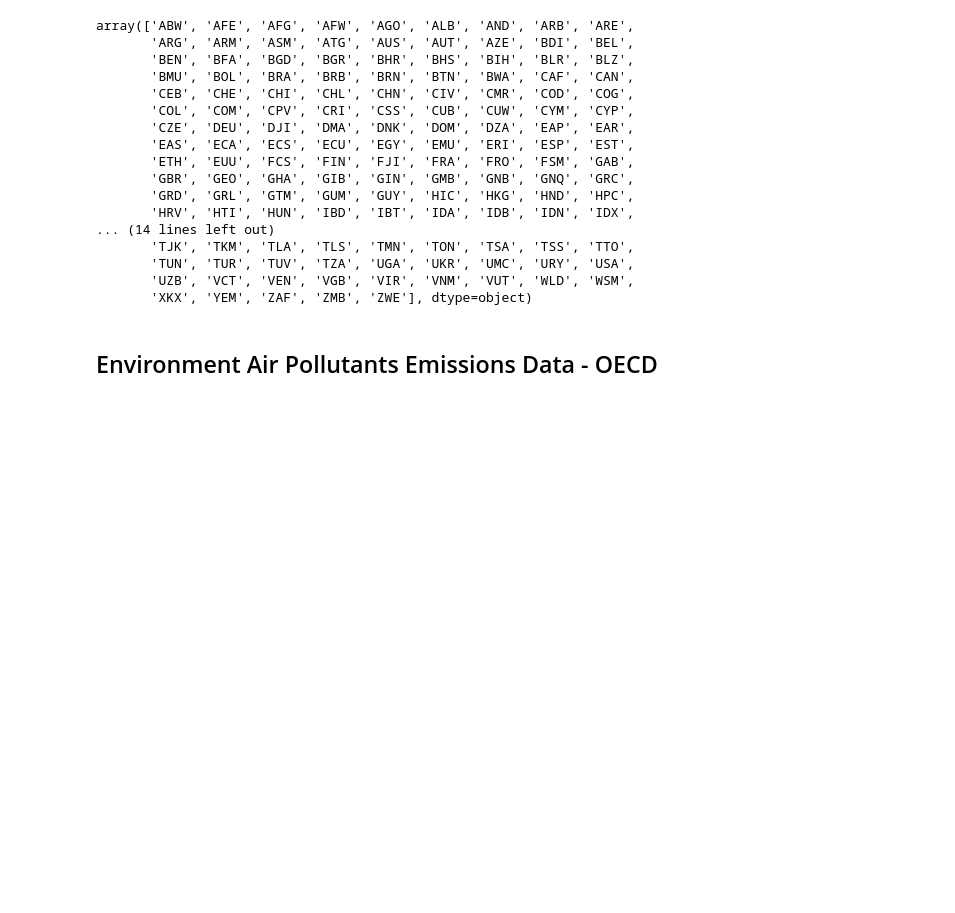
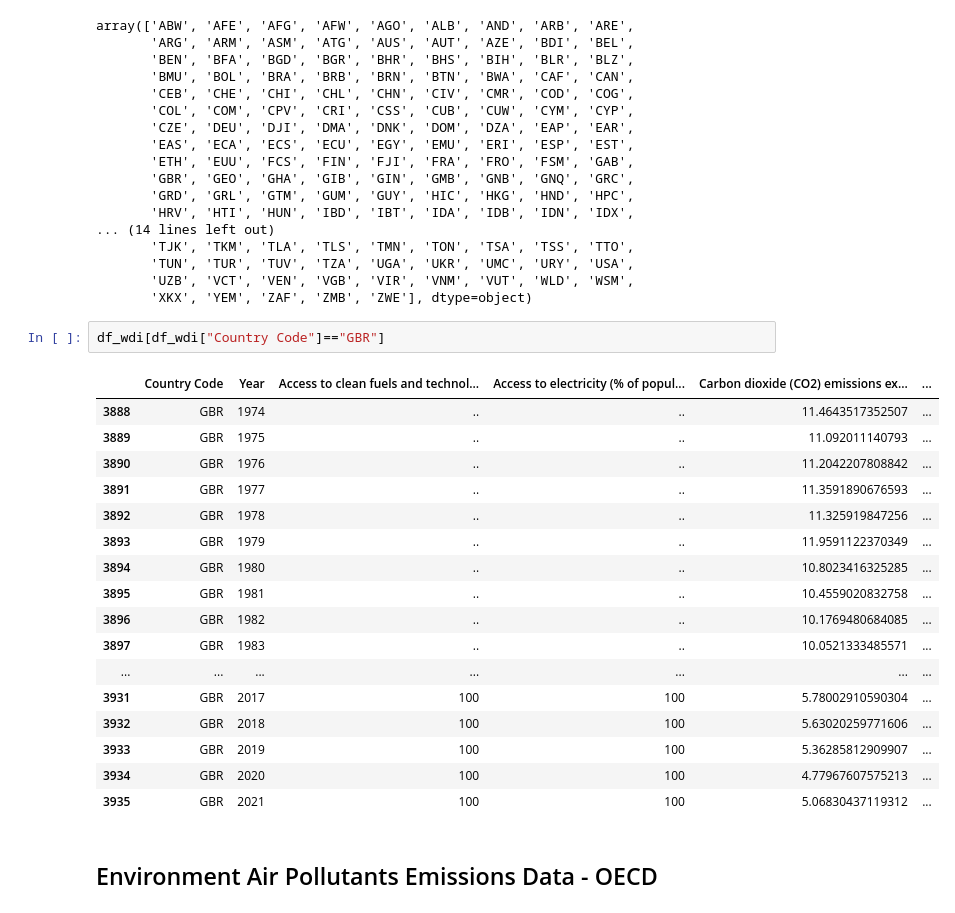
Before and after one commit to gitBugD/GML_RespiratoryDiseases, a Jupyter notebook: DataMerge.ipynb, the cells around one changed output. Cells and saved outputs as stored; diff of their text form; blank space fills up the shorter version.

```diff
--- a/DataMerge.ipynb
+++ b/DataMerge.ipynb
@@ -261,6 +261,26 @@ array(['ABW', 'AFE', 'AFG', 'AFW', 'AGO', 'ALB', 'AND', 'ARB', 'ARE',
        'TUN', 'TUR', 'TUV', 'TZA', 'UGA', 'UKR', 'UMC', 'URY', 'USA',
        'UZB', 'VCT', 'VEN', 'VGB', 'VIR', 'VNM', 'VUT', 'WLD', 'WSM',
        'XKX', 'YEM', 'ZAF', 'ZMB', 'ZWE'], dtype=object)
+# %%
+df_wdi[df_wdi["Country Code"]=="GBR"]
+# %% [output]
+|  | Country Code | Year | Access to clean fuels and technol... | Access to electricity (% of popul... | Carbon dioxide (CO2) emissions ex... | ... |
+| 3888 | GBR | 1974 | .. | .. | 11.4643517352507 | ... |
+| 3889 | GBR | 1975 | .. | .. | 11.092011140793 | ... |
+| 3890 | GBR | 1976 | .. | .. | 11.2042207808842 | ... |
+| 3891 | GBR | 1977 | .. | .. | 11.3591890676593 | ... |
+| 3892 | GBR | 1978 | .. | .. | 11.325919847256 | ... |
+| 3893 | GBR | 1979 | .. | .. | 11.9591122370349 | ... |
+| 3894 | GBR | 1980 | .. | .. | 10.8023416325285 | ... |
+| 3895 | GBR | 1981 | .. | .. | 10.4559020832758 | ... |
+| 3896 | GBR | 1982 | .. | .. | 10.1769480684085 | ... |
+| 3897 | GBR | 1983 | .. | .. | 10.0521333485571 | ... |
+| ... | ... | ... | ... | ... | ... | ... |
+| 3931 | GBR | 2017 | 100 | 100 | 5.78002910590304 | ... |
+| 3932 | GBR | 2018 | 100 | 100 | 5.63020259771606 | ... |
+| 3933 | GBR | 2019 | 100 | 100 | 5.36285812909907 | ... |
+| 3934 | GBR | 2020 | 100 | 100 | 4.77967607575213 | ... |
+| 3935 | GBR | 2021 | 100 | 100 | 5.06830437119312 | ... |
 # %% [markdown]
 ## Environment Air Pollutants Emissions Data - OECD
 # %%
```
Also changed, not shown: parts of 6 cells of this notebook, 1 other file.
